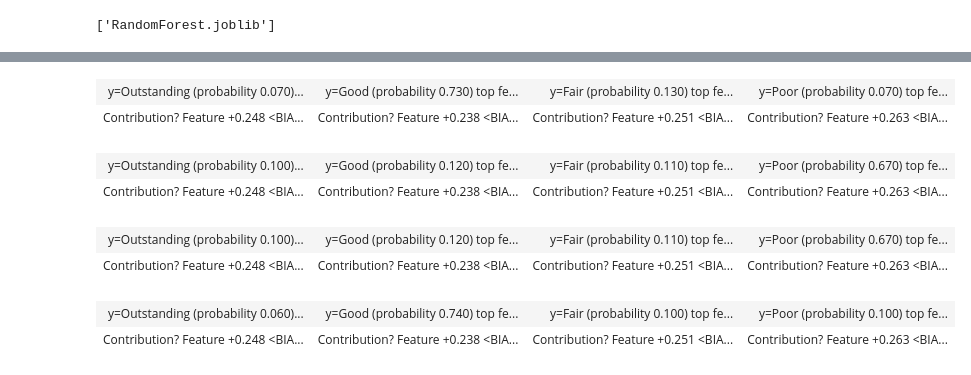
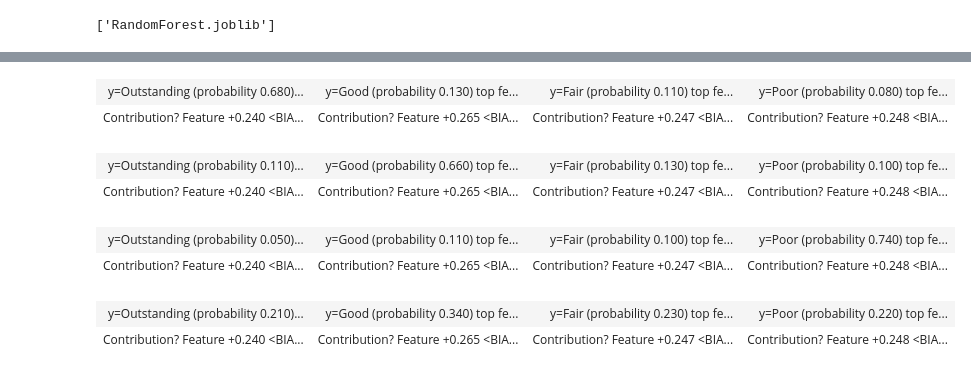
Before and after one commit to Adi-repo/Employee-Productivity, a Jupyter notebook: Employee Productivity.ipynb, the cells around one changed output, grey strips where cells are left out. Cells and saved outputs as stored; diff of their text form; code cells hidden in the pictures.

```diff
--- a/Employee Productivity.ipynb
+++ b/Employee Productivity.ipynb
@@ -61,6 +61,6 @@ df.head(5)
 df = pd.DataFrame(dataset)
 df.to_csv('Employee Rating.csv', index=False)
 # %%
-df = df.set_index(['Employee ID','Employee Name', 'Date'])
+df = pd.read_csv('Employee Rating.csv', index_col = ['Employee ID','Employee Name', 'Date'])
 df.head(5)
 # %% [output]
@@ -160,28 +160,32 @@ eli5.explain_weights(
 # %%
 eli5.show_prediction( rfc,
                          X_test.iloc[0],
+                         feature_names= X_features,
                          target_names = ['Outstanding', 'Good', 'Fair', 'Poor'] )
 # %% [output]
-| y=Outstanding (probability 0.070)... | y=Good (probability 0.730) top fe... | y=Fair (probability 0.130) top fe... | y=Poor (probability 0.070) top fe... |
-| Contribution? Feature +0.248 <BIA... | Contribution? Feature +0.238 <BIA... | Contribution? Feature +0.251 <BIA... | Contribution? Feature +0.263 <BIA... |
+| y=Outstanding (probability 0.680)... | y=Good (probability 0.130) top fe... | y=Fair (probability 0.110) top fe... | y=Poor (probability 0.080) top fe... |
+| Contribution? Feature +0.240 <BIA... | Contribution? Feature +0.265 <BIA... | Contribution? Feature +0.247 <BIA... | Contribution? Feature +0.248 <BIA... |
 # %%
 eli5.show_prediction( rfc,
-                         X_test.iloc[5],
+                         X_test.iloc[1],
+                         feature_names= X_features,
                          target_names = ['Outstanding', 'Good', 'Fair', 'Poor'] )
 # %% [output]
-| y=Outstanding (probability 0.100)... | y=Good (probability 0.120) top fe... | y=Fair (probability 0.110) top fe... | y=Poor (probability 0.670) top fe... |
-| Contribution? Feature +0.248 <BIA... | Contribution? Feature +0.238 <BIA... | Contribution? Feature +0.251 <BIA... | Contribution? Feature +0.263 <BIA... |
+| y=Outstanding (probability 0.110)... | y=Good (probability 0.660) top fe... | y=Fair (probability 0.130) top fe... | y=Poor (probability 0.100) top fe... |
+| Contribution? Feature +0.240 <BIA... | Contribution? Feature +0.265 <BIA... | Contribution? Feature +0.247 <BIA... | Contribution? Feature +0.248 <BIA... |
 # %%
 eli5.show_prediction( rfc,
-                         X_test.iloc[5],
+                         X_test.iloc[2],
+                         feature_names= X_features,
                          target_names = ['Outstanding', 'Good', 'Fair', 'Poor'] )
 # %% [output]
-| y=Outstanding (probability 0.100)... | y=Good (probability 0.120) top fe... | y=Fair (probability 0.110) top fe... | y=Poor (probability 0.670) top fe... |
-| Contribution? Feature +0.248 <BIA... | Contribution? Feature +0.238 <BIA... | Contribution? Feature +0.251 <BIA... | Contribution? Feature +0.263 <BIA... |
+| y=Outstanding (probability 0.050)... | y=Good (probability 0.110) top fe... | y=Fair (probability 0.100) top fe... | y=Poor (probability 0.740) top fe... |
+| Contribution? Feature +0.240 <BIA... | Contribution? Feature +0.265 <BIA... | Contribution? Feature +0.247 <BIA... | Contribution? Feature +0.248 <BIA... |
 # %%
 eli5.show_prediction( rfc,
-                         X_test.iloc[10],
+                         X_test.iloc[3],
+                         feature_names= X_features,
                          target_names = ['Outstanding', 'Good', 'Fair', 'Poor'] )
 # %% [output]
-| y=Outstanding (probability 0.060)... | y=Good (probability 0.740) top fe... | y=Fair (probability 0.100) top fe... | y=Poor (probability 0.100) top fe... |
-| Contribution? Feature +0.248 <BIA... | Contribution? Feature +0.238 <BIA... | Contribution? Feature +0.251 <BIA... | Contribution? Feature +0.263 <BIA... |
+| y=Outstanding (probability 0.210)... | y=Good (probability 0.340) top fe... | y=Fair (probability 0.230) top fe... | y=Poor (probability 0.220) top fe... |
+| Contribution? Feature +0.240 <BIA... | Contribution? Feature +0.265 <BIA... | Contribution? Feature +0.247 <BIA... | Contribution? Feature +0.248 <BIA... |
```
Also changed, not shown: parts of 7 cells of this notebook, 2 other files.
